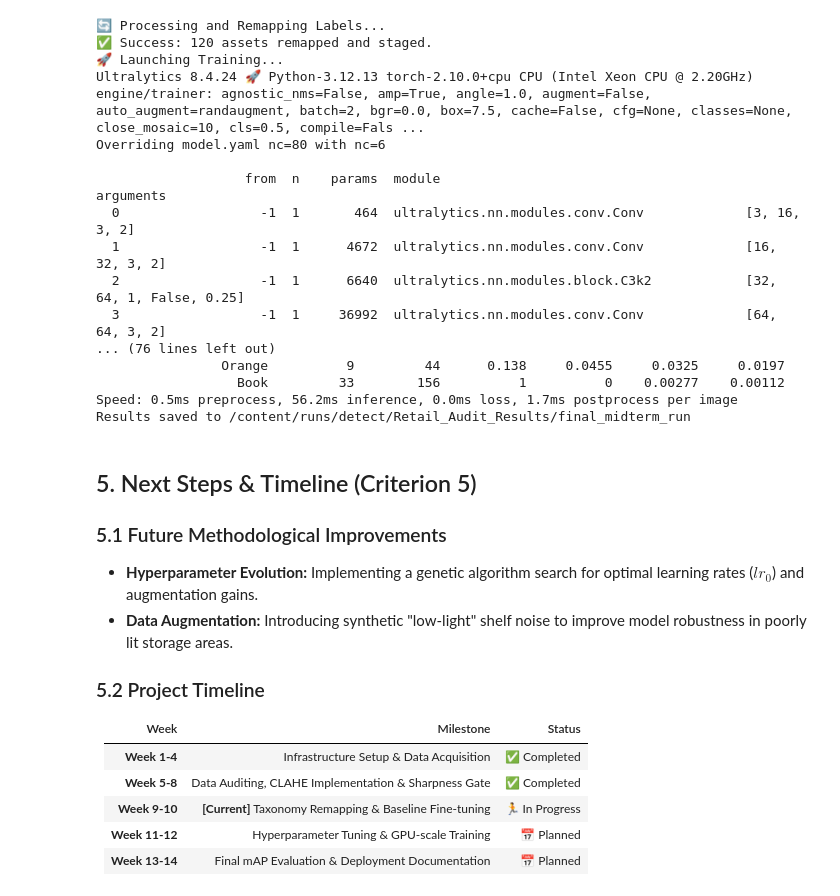
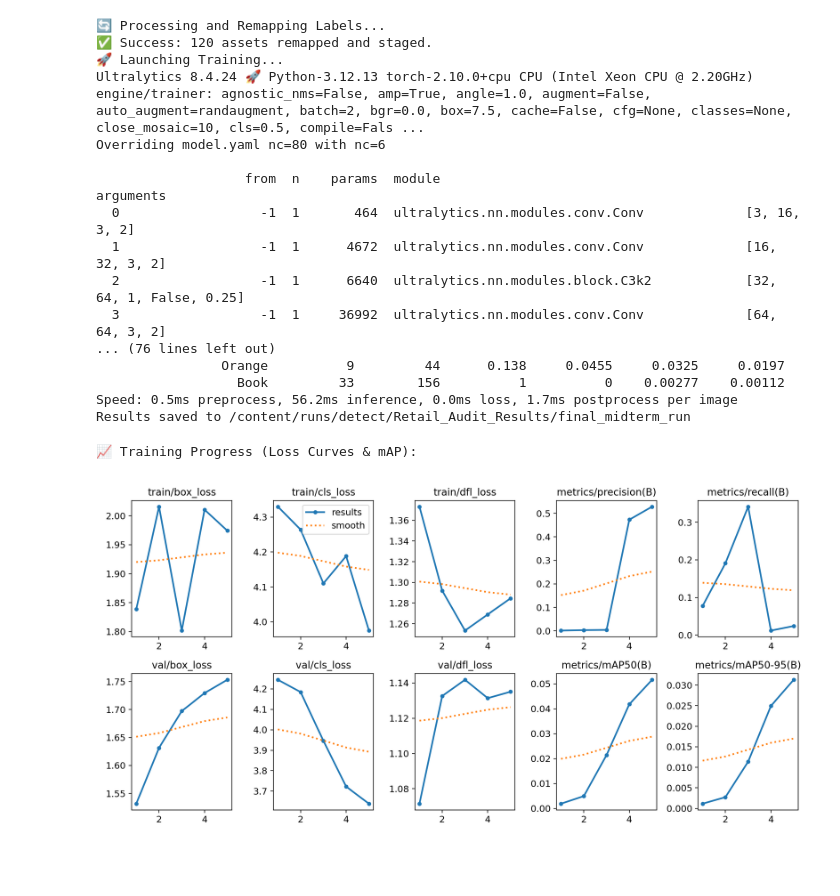
Before and after one commit to YuanFan666/Project-for-ESE-5971, a Jupyter notebook: MidSemester_Report_Coconut.ipynb, the cells around one changed output. Cells and saved outputs as stored; diff of their text form; code cells hidden in the pictures; blank space fills up the shorter version.

```diff
--- a/MidSemester_Report_Coconut.ipynb
+++ b/MidSemester_Report_Coconut.ipynb
@@ -982,18 +986,21 @@ Overriding model.yaml nc=80 with nc=6
                   Book         33        156          1          0    0.00277    0.00112
 Speed: 0.5ms preprocess, 56.2ms inference, 0.0ms loss, 1.7ms postprocess per image
 Results saved to /content/runs/detect/Retail_Audit_Results/final_midterm_run
-# %% [markdown]
-## 5. Next Steps & Timeline (Criterion 5)
-
-### 5.1 Future Methodological Improvements
-* **Hyperparameter Evolution:** Implementing a genetic algorithm search for optimal learning rates ($lr_0$) and augmentation gains.
-* **Data Augmentation:** Introducing synthetic "low-light" shelf noise to improve model robustness in poorly lit storage areas.
-
-### 5.2 Project Timeline
-| Week | Milestone | Status |
-| :--- | :--- | :--- |
-| **Week 1-4** | Infrastructure Setup & Data Acquisition | ✅ Completed |
-| **Week 5-8** | Data Auditing, CLAHE Implementation & Sharpness Gate | ✅ Completed |
-| **Week 9-10** | **[Current]** Taxonomy Remapping & Baseline Fine-tuning | 🏃 In Progress |
-| **Week 11-12** | Hyperparameter Tuning & GPU-scale Training | 📅 Planned |
-| **Week 13-14** | Final mAP Evaluation & Deployment Documentation | 📅 Planned |
+# %%
+# --- Section 4.2: Real-Time Performance Visualization ---
+from IPython.display import Image, display
+import os
+
+# Path based on your specific 'project' and 'name' arguments in model.train
+results_path = '/content/runs/detect/Retail_Audit_Results/final_midterm_run/results.png'
+
+if os.path.exists(results_path):
+    print("📈 Training Progress (Loss Curves & mAP):")
+    display(Image(filename=results_path, width=1000))
+else:
+    # Fallback: list the directory to find where YOLO saved it
+    print("⚠️ Plot not found at specific path. Searching directory...")
+    !find /content/runs -name "results.png"
+# %% [output]
+📈 Training Progress (Loss Curves & mAP):
+[figure, added]
```
Also changed, not shown: parts of 5 cells of this notebook.
